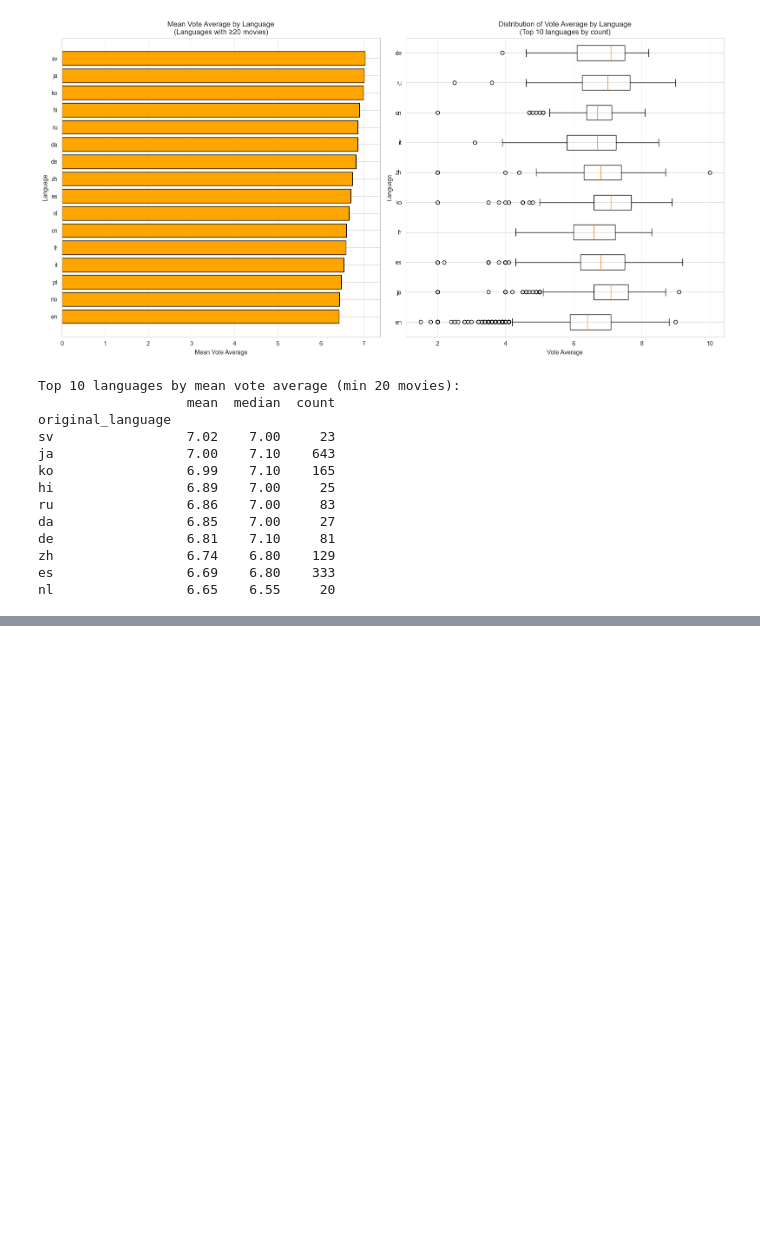
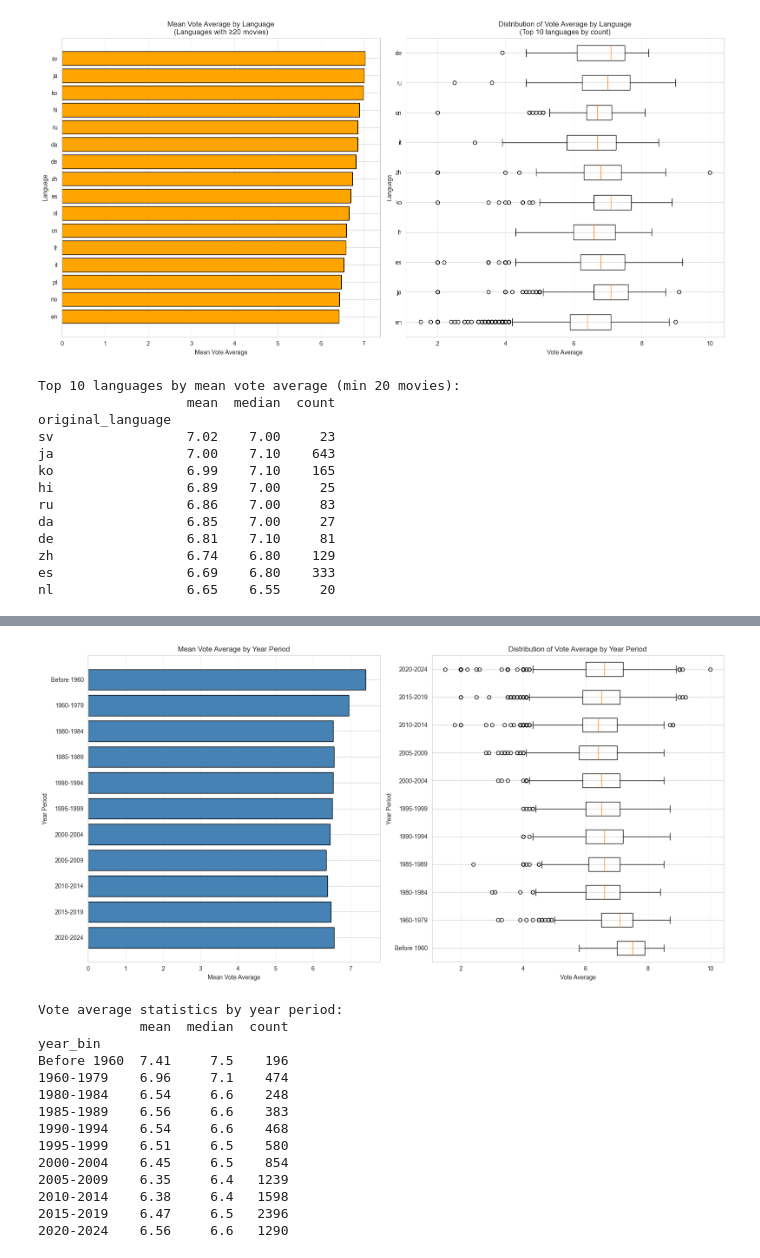
Before and after one commit to mshxzh/movie_rating_guess, a Jupyter notebook: notebooks/01_eda.ipynb, the cells around one changed output, grey strips where cells are left out. Saved outputs shown, nothing was run; the diff lists cells and outputs as text; code cells hidden in the pictures; blank space fills up the shorter version.

```diff
--- a/notebooks/01_eda.ipynb
+++ b/notebooks/01_eda.ipynb
@@ -365,0 +449,77 @@ nl                 6.65    6.55     20
+# %%
+df["year"] = df["release_date"].dt.year
+df["year_bin"] = df["year"].apply(assign_bin)
+
+ear_bin_stats = (
+    df.groupby("year_bin")
+      .agg(
+          mean=("vote_average", "mean"),
+          median=("vote_average", "median"),
+          count=("vote_average", "count")
+      )
+)
+
+bin_order = ["Before 1960", "1960-1979"]
+
+max_year = df["year"].max()
+bin_order += [
+    f"{start}-{start+4}"
+    for start in range(1980, max_year + 1, 5)
+]
+
+year_bin_stats = year_bin_stats.reindex(
+    [b for b in bin_order if b in year_bin_stats.index]
+)
+fig, (ax1, ax2) = plt.subplots(1, 2, figsize=(16, 8))
+
+# Mean vote average per year bin
+ax1.barh(
+    year_bin_stats.index,
+    year_bin_stats["mean"],
+    color="steelblue",
+    edgecolor="black"
+)
+ax1.invert_yaxis()
+ax1.set(
+    xlabel="Mean Vote Average",
+    ylabel="Year Period",
+    title="Mean Vote Average by Year Period"
+)
+ax1.grid(axis="x", alpha=0.3)
+
+# Box plot: distribution per year bin
+box_data = [
+    df.loc[df["year_bin"] == b, "vote_average"]
+    for b in year_bin_stats.index
+]
+
+ax2.boxplot(box_data, tick_labels=year_bin_stats.index, vert=False)
+ax2.set(
+    xlabel="Vote Average",
+    ylabel="Year Period",
+    title="Distribution of Vote Average by Year Period"
+)
+ax2.grid(axis="x", alpha=0.3)
+
+plt.tight_layout()
+plt.show()
+
+# Output
+print("\nVote average statistics by year period:")
+print(year_bin_stats.round(2))
+# %% [output]
+[figure, added]
+Vote average statistics by year period:
+             mean  median  count
+year_bin
+Before 1960  7.41     7.5    196
+1960-1979    6.96     7.1    474
+1980-1984    6.54     6.6    248
+1985-1989    6.56     6.6    383
+1990-1994    6.54     6.6    468
+1995-1999    6.51     6.5    580
+2000-2004    6.45     6.5    854
+2005-2009    6.35     6.4   1239
+2010-2014    6.38     6.4   1598
+2015-2019    6.47     6.5   2396
+2020-2024    6.56     6.6   1290
```
Also changed, not shown: parts of 9 cells of this notebook.
